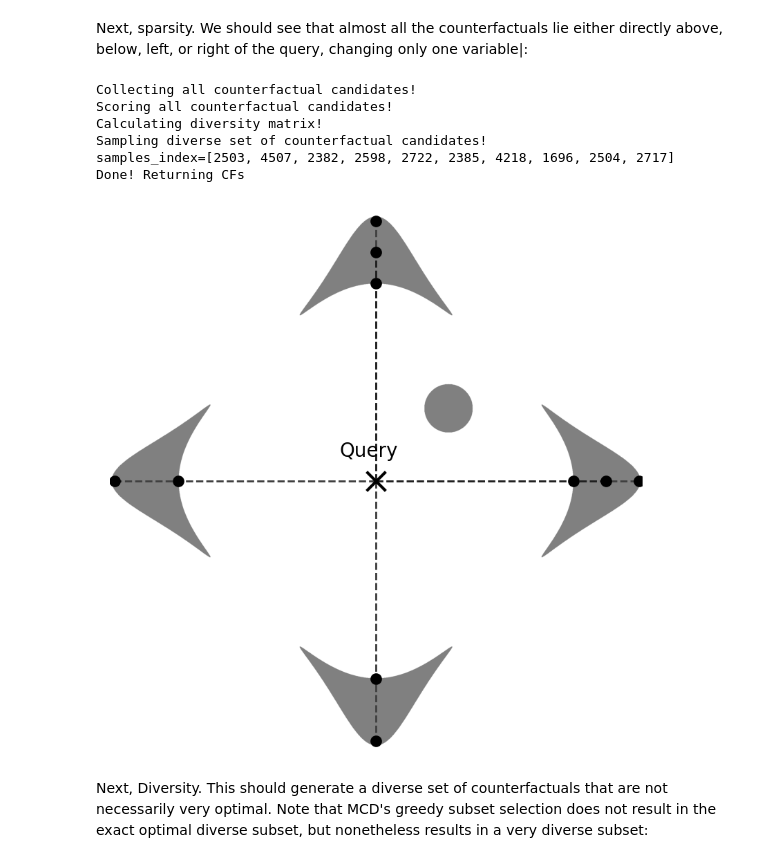
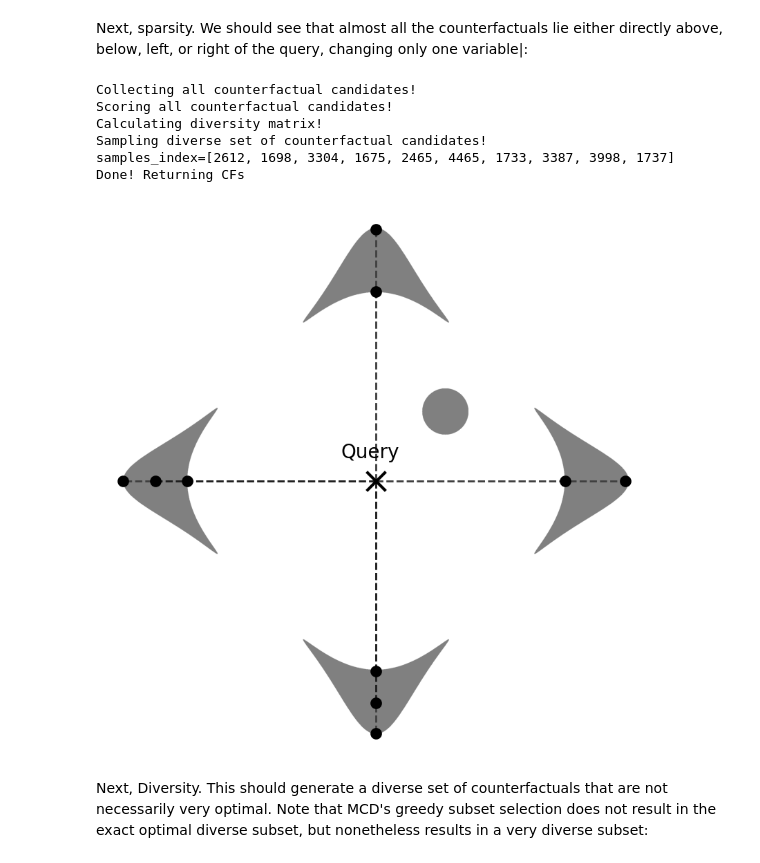
Before and after one commit to Lyleregenwetter/Multiobjective-Counterfactuals-for-Design, a Jupyter notebook: notebooks/2D Paper Results.ipynb, the cells around one changed output. Drawn from its saved outputs; the diff is of its cells as text; code cells hidden in the pictures.

```diff
--- a/notebooks/2D Paper Results.ipynb
+++ b/notebooks/2D Paper Results.ipynb
@@ -40,7 +40,7 @@ def plot_validity(validity, rangearr):
     ax.axis('off')
     return ax
 
-ranges = np.array([[-1.1, 1.1], [-1.1, 1.1]])
+ranges = np.array([[-1.15, 1.15], [-1.15, 1.15]])
 
 ax = plot_validity(validity, ranges)
 plt.show()
@@ -172,17 +172,17 @@ Next, sparsity. We should see that almost all the counterfactuals lie either dir
 # %%
 counterfactuals = generator.sample_with_dtai(num_samples=10, gower_weight=1,
                                              avg_gower_weight=0.5, cfc_weight=50,
                                              diversity_weight=0.2, include_dataset=False,
                                              num_dpp=10000)
-plotcfs(validity, counterfactuals.values, (0,0), np.array([[-1.1,1.1],[-1.1,1.1]]))
+plotcfs(validity, counterfactuals.values, (0,0), ranges)
 # %% [output]
 Collecting all counterfactual candidates!
 Scoring all counterfactual candidates!
 Calculating diversity matrix!
 Sampling diverse set of counterfactual candidates!
-samples_index=[2503, 4507, 2382, 2598, 2722, 2385, 4218, 1696, 2504, 2717]
+samples_index=[2612, 1698, 3304, 1675, 2465, 4465, 1733, 3387, 3998, 1737]
 Done! Returning CFs
-[figure, old version]
+[figure, new version]
 # %% [markdown]
 Next, Diversity. This should generate a diverse set of counterfactuals that are not necessarily very optimal. Note that MCD's greedy subset selection does not result in the exact optimal diverse subset, but nonetheless results in a very diverse subset:
 # %%
```
Also changed, not shown: parts of 7 cells of this notebook.
